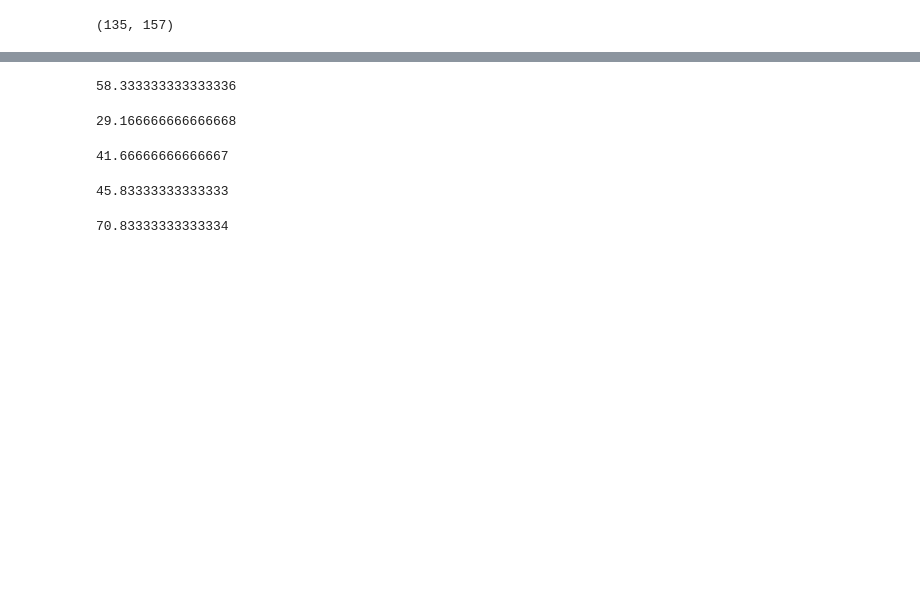
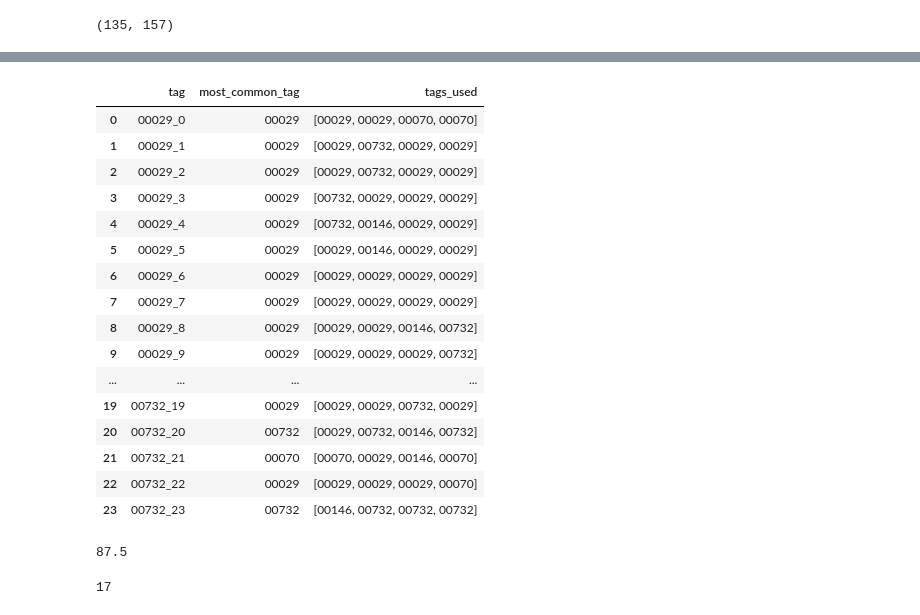
Before and after one commit to MariaLuizaLogrado/PVA, a Jupyter notebook: face_recognition_parts.ipynb, the cells around one changed output, grey strips where cells are left out. Saved outputs shown, nothing was run; the diff lists cells and outputs as text; code cells hidden in the pictures; blank space fills up the shorter version.

```diff
--- a/face_recognition_parts.ipynb
+++ b/face_recognition_parts.ipynb
@@ -302,20 +250,40 @@ Pessoa 00732_23: Tag mais comum = 00732_20, Usadas = ['00146_14', '00732_20', '0
-# %%
-14/24*100
-# %% [output]
-58.333333333333336
-# %%
-7/24*100
-# %% [output]
-29.166666666666668
-# %%
-10/24*100
-# %% [output]
-41.66666666666667
-# %%
-11/24*100
-# %% [output]
-45.83333333333333
-# %%
-17/24*100
-# %% [output]
-70.83333333333334
+# %%
+df_matches = pd.DataFrame(columns=['tag', 'most_common_tag', 'tags_used'])
+
+
+for res in most_common_results:
+    tag = df_people_points.iloc[res['index']]['tag']
+    most_common_tag = res['most_common_tag']
+    tags_used = res['tags_used']
+    df_matches = pd.concat([df_matches, pd.DataFrame({'tag': [tag], 'most_common_tag': [most_common_tag], 'tags_used': [tags_used]})], ignore_index=True)
+df_matches
+# %% [output]
+|  | tag | most_common_tag | tags_used |
+| 0 | 00029_0 | 00029 | [00029, 00029, 00070, 00070] |
+| 1 | 00029_1 | 00029 | [00029, 00732, 00029, 00029] |
+| 2 | 00029_2 | 00029 | [00029, 00732, 00029, 00029] |
+| 3 | 00029_3 | 00029 | [00732, 00029, 00029, 00029] |
+| 4 | 00029_4 | 00029 | [00732, 00146, 00029, 00029] |
+| 5 | 00029_5 | 00029 | [00029, 00146, 00029, 00029] |
+| 6 | 00029_6 | 00029 | [00029, 00029, 00029, 00029] |
+| 7 | 00029_7 | 00029 | [00029, 00029, 00029, 00029] |
+| 8 | 00029_8 | 00029 | [00029, 00029, 00146, 00732] |
+| 9 | 00029_9 | 00029 | [00029, 00029, 00029, 00732] |
+| ... | ... | ... | ... |
+| 19 | 00732_19 | 00029 | [00029, 00029, 00732, 00029] |
+| 20 | 00732_20 | 00732 | [00029, 00732, 00146, 00732] |
+| 21 | 00732_21 | 00070 | [00070, 00029, 00146, 00070] |
+| 22 | 00732_22 | 00029 | [00029, 00029, 00029, 00070] |
+| 23 | 00732_23 | 00732 | [00146, 00732, 00732, 00732] |
+# %%
+
+matches = df_matches[df_matches['tag'].str[:5] == df_matches['most_common_tag']]
+
+acuracia = len(matches) / len(df_matches) * 100
+acuracia
+# %% [output]
+87.5
+# %%
+len(matches)
+# %% [output]
+17
```
Also changed, not shown: parts of 6 cells of this notebook, 1 other file.
